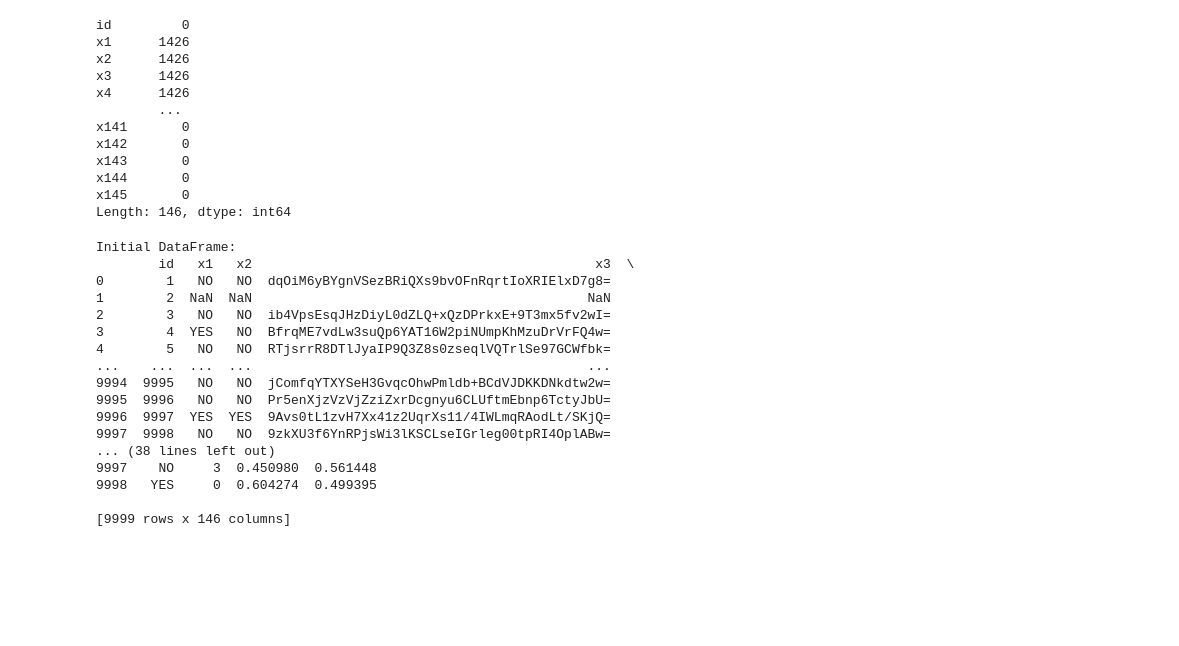
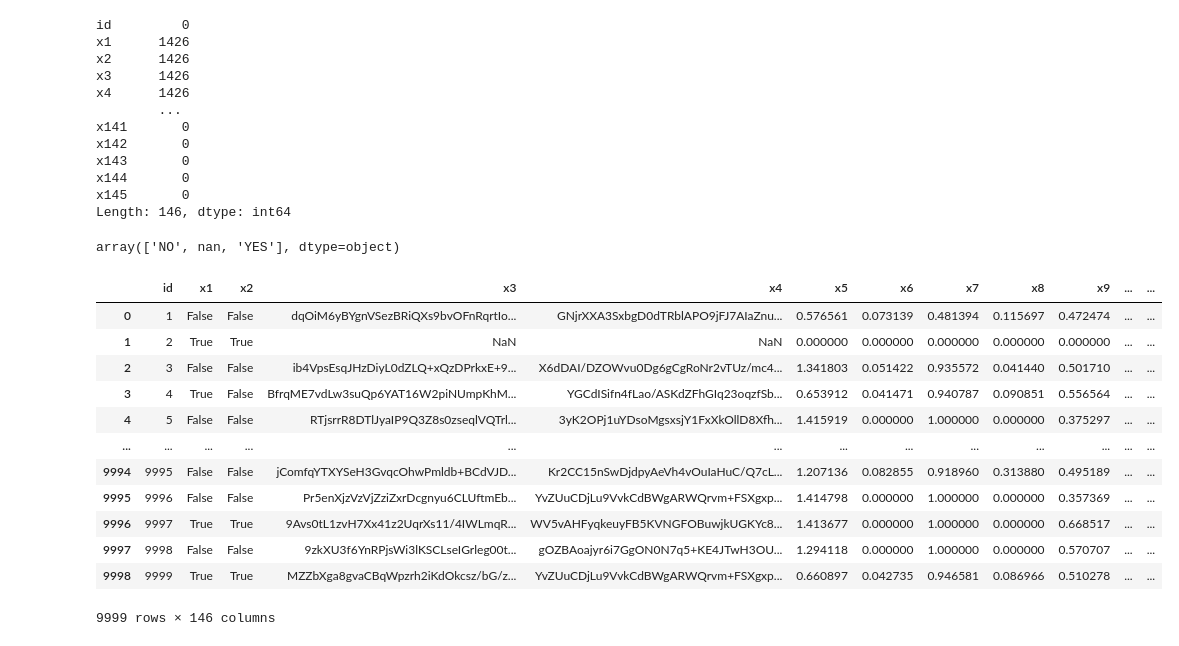
Before and after one commit to V-Nayak/DataScience_Assignments, a Jupyter notebook: Assignment_18_June.ipynb, the cells around one changed output. Drawn from its saved outputs; the diff is of its cells as text; code cells hidden in the pictures; blank space fills up the shorter version.

```diff
--- a/Assignment_18_June.ipynb
+++ b/Assignment_18_June.ipynb
@@ -46,25 +92,33 @@ x143       0
 x144       0
 x145       0
 Length: 146, dtype: int64
-# %%
-# Display the initial data
-print("Initial DataFrame:")
-print(df)
-# %% [output]
-Initial DataFrame:
-        id   x1   x2                                            x3  \
-0        1   NO   NO  dqOiM6yBYgnVSezBRiQXs9bvOFnRqrtIoXRIElxD7g8=
-1        2  NaN  NaN                                           NaN
-2        3   NO   NO  ib4VpsEsqJHzDiyL0dZLQ+xQzDPrkxE+9T3mx5fv2wI=
-3        4  YES   NO  BfrqME7vdLw3suQp6YAT16W2piNUmpKhMzuDrVrFQ4w=
-4        5   NO   NO  RTjsrrR8DTlJyaIP9Q3Z8s0zseqlVQTrlSe97GCWfbk=
-...    ...  ...  ...                                           ...
-9994  9995   NO   NO  jComfqYTXYSeH3GvqcOhwPmldb+BCdVJDKKDNkdtw2w=
-9995  9996   NO   NO  Pr5enXjzVzVjZziZxrDcgnyu6CLUftmEbnp6TctyJbU=
-9996  9997  YES  YES  9Avs0tL1zvH7Xx41z2UqrXs11/4IWLmqRAodLt/SKjQ=
-9997  9998   NO   NO  9zkXU3f6YnRPjsWi3lKSCLseIGrleg00tpRI4OplABw=
-... (38 lines left out)
-9997    NO     3  0.450980  0.561448
-9998   YES     0  0.604274  0.499395
-
-[9999 rows x 146 columns]
+# %%
+df.x1.unique()
+# %% [output]
+array(['NO', nan, 'YES'], dtype=object)
+# %%
+# Define a mapping dictionary for conversion
+bool_map = {'YES': True, 'NO': False}
+
+# Iterate over each column in the DataFrame
+for col in df.columns:
+    # Check if column contains 'yes' and 'no' values (object dtype)
+    if df[col].dtype == 'object' and df[col].isin(['YES', 'NO',]).all() or df[col].dtype == 'object' and df[col].isin(['YES', 'NO',np.NaN]).all():
+        # Convert 'yes'/'no' values to boolean dtype using map
+        df[col] = df[col].map(bool_map).astype(bool)
+
+df
+# %% [output]
+|  | id | x1 | x2 | x3 | x4 | x5 | x6 | x7 | x8 | x9 | ... | ... |
+| 0 | 1 | False | False | dqOiM6yBYgnVSezBRiQXs9bvOFnRqrtIo... | GNjrXXA3SxbgD0dTRblAPO9jFJ7AIaZnu... | 0.576561 | 0.073139 | 0.481394 | 0.115697 | 0.472474 | ... | ... |
+| 1 | 2 | True | True | NaN | NaN | 0.000000 | 0.000000 | 0.000000 | 0.000000 | 0.000000 | ... | ... |
+| 2 | 3 | False | False | ib4VpsEsqJHzDiyL0dZLQ+xQzDPrkxE+9... | X6dDAI/DZOWvu0Dg6gCgRoNr2vTUz/mc4... | 1.341803 | 0.051422 | 0.935572 | 0.041440 | 0.501710 | ... | ... |
+| 3 | 4 | True | False | BfrqME7vdLw3suQp6YAT16W2piNUmpKhM... | YGCdISifn4fLao/ASKdZFhGIq23oqzfSb... | 0.653912 | 0.041471 | 0.940787 | 0.090851 | 0.556564 | ... | ... |
+| 4 | 5 | False | False | RTjsrrR8DTlJyaIP9Q3Z8s0zseqlVQTrl... | 3yK2OPj1uYDsoMgsxsjY1FxXkOllD8Xfh... | 1.415919 | 0.000000 | 1.000000 | 0.000000 | 0.375297 | ... | ... |
+| ... | ... | ... | ... | ... | ... | ... | ... | ... | ... | ... | ... | ... |
+| 9994 | 9995 | False | False | jComfqYTXYSeH3GvqcOhwPmldb+BCdVJD... | Kr2CC15nSwDjdpyAeVh4vOuIaHuC/Q7cL... | 1.207136 | 0.082855 | 0.918960 | 0.313880 | 0.495189 | ... | ... |
+| 9995 | 9996 | False | False | Pr5enXjzVzVjZziZxrDcgnyu6CLUftmEb... | YvZUuCDjLu9VvkCdBWgARWQrvm+FSXgxp... | 1.414798 | 0.000000 | 1.000000 | 0.000000 | 0.357369 | ... | ... |
+| 9996 | 9997 | True | True | 9Avs0tL1zvH7Xx41z2UqrXs11/4IWLmqR... | WV5vAHFyqkeuyFB5KVNGFOBuwjkUGKYc8... | 1.413677 | 0.000000 | 1.000000 | 0.000000 | 0.668517 | ... | ... |
+| 9997 | 9998 | False | False | 9zkXU3f6YnRPjsWi3lKSCLseIGrleg00t... | gOZBAoajyr6i7GgON0N7q5+KE4JTwH3OU... | 1.294118 | 0.000000 | 1.000000 | 0.000000 | 0.570707 | ... | ... |
+| 9998 | 9999 | True | True | MZZbXga8gvaCBqWpzrh2iKdOkcsz/bG/z... | YvZUuCDjLu9VvkCdBWgARWQrvm+FSXgxp... | 0.660897 | 0.042735 | 0.946581 | 0.086966 | 0.510278 | ... | ... |
+9999 rows × 146 columns
```
Also changed, not shown: parts of 29 cells of this notebook.
